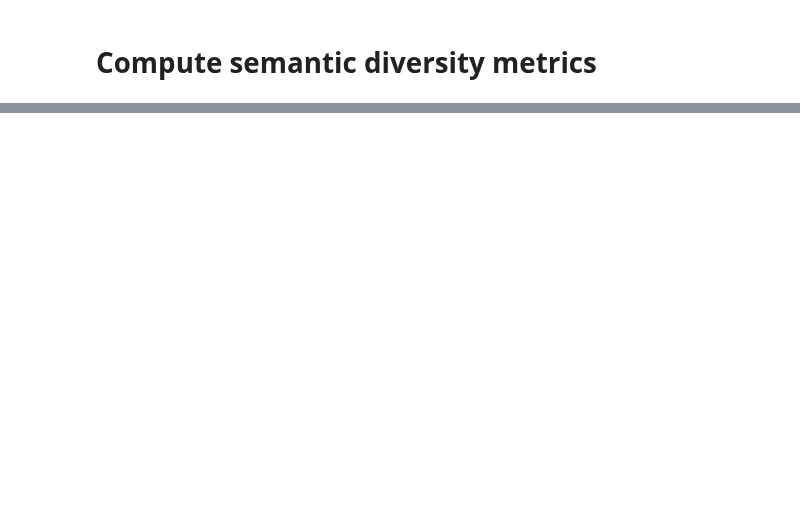
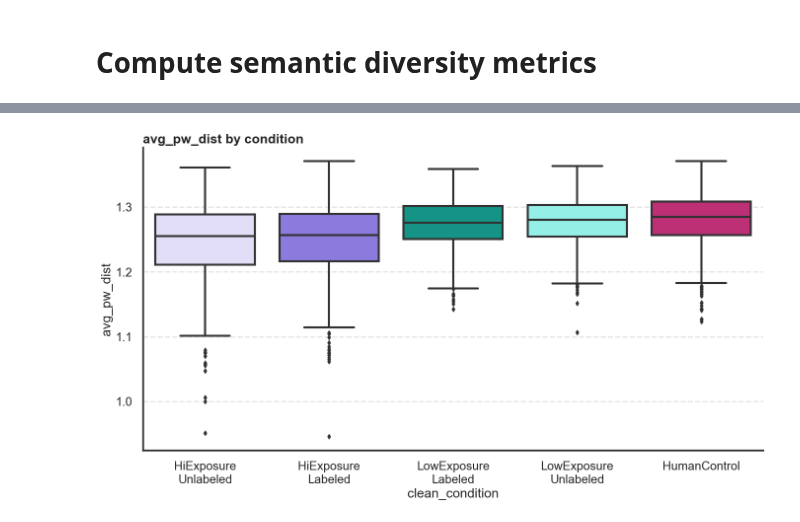
Before and after one commit to josh-ashkinaze/net_create, a Jupyter notebook: scripts/analyze_experiment/diversity_metrics.ipynb, the cells around one changed output, grey strips where cells are left out. Cells and saved outputs as stored; diff of their text form; code cells hidden in the pictures; blank space fills up the shorter version.

```diff
--- a/scripts/analyze_experiment/diversity_metrics.ipynb
+++ b/scripts/analyze_experiment/diversity_metrics.ipynb
@@ -31,16 +96,7 @@ for x in example_cols:
     all_ideas.extend(df[x].to_list())
 all_ideas = list(set(all_ideas))
 
-# For convienence, create a dictionary mapping response_ids to response_text called rid2txt and txt2rid
-df['init_array'] = df['init_array'].apply(lambda x: ast.literal_eval(x) if isinstance(x, str) else [])
-df_split = df['init_array'].apply(pd.Series)
-df_split = df_split.rename(columns = lambda x : 'idea' + str(x + 1) + '_rid')
-df = pd.concat([df[:], df_split[:]], axis=1)
-rid_cols = [col for col in df.columns if "_rid" in col]
-rid2txt = {df[rid_col][i]: df[txt_col][i] for i in range(len(df)) for rid_col, txt_col in zip(rid_cols, example_cols)}
-txt2rid = {v: k for k, v in txt2rid.items()}
-
-# Get embeddings and create idea2vec
+# Get embeddings and create idea2vec mapping
 embeddings = model.encode(all_ideas)
 idea2vec = dict(zip(all_ideas, embeddings))
 # %% [markdown]
@@ -85,0 +152,81 @@ KeyError: 'hide cash in them'
+# %%
+from numpy.random import permutation
+import random
+from scipy.stats import mannwhitneyu
+from statsmodels.stats.multitest import multipletests
+from numpy import std, mean, sqrt
+import itertools
+import pandas as pd
+
+def plot_distributions(df, group_col, data_col):
+    # We have many graphs, need to have each condition mapped to consistent color
+    color_dict = {'LowExposure\nLabeled':'#00A896',
+              'LowExposure\nUnlabeled':'#85FFF3',
+              'HumanControl':'#D41876',
+              'HiExposure\nLabeled':'#826AED',
+              'HiExposure\nUnlabeled':'#E0DAFB',
+             }
+    order = df.groupby(group_col)[dv].median().sort_values().index
+    plt.figure(figsize=(14,8))
+    sns.boxplot(data=df, x='clean_condition', y=dv, order=order, palette=color_dict)
+    plt.title(f"{dv} by condition")
+    plt.show()
+
+
+def kruskal_wallis(df, group_col, data_col):
+    """Kurskal Wallis test for non-parametric group differences"""
+    H, p = stats.kruskal(*[group[dv].values for name, group in df.groupby("condition")])
+    if p < 0.05:
+        print(f"We conducted a Kruskal Wallis test and found {data_col} differed by {group_col}, H={np.round(H, 2)}, p={np.round(p)}")
+    return H, pval
+
+def pairwise_permutation(df, group_col, data_col, num_permutations=10000):
+    """Concducts pairwise permutation tests with FDR correction"""
+    groups = df[group_col].unique()
+    group_pairs = list(itertools.combinations(groups, 2))
+    results = []
+
+    for group1, group2 in group_pairs:
+        group1_data = df[df[group_col] == group1][data_col]
+        group2_data = df[df[group_col] == group2][data_col]
+
+        # Perform permutation test
+        p = perm_test(group1_data, group2_data, num_permutations)
+
+        # Calculate the difference of medians
+        median_diff = np.median(group1_data) - np.median(group2_data)
+        pooled_sd = sqrt((group1_data.std() ** 2 + group2_data.std() ** 2) / 2)
+        ef_size = median_diff / pooled_sd
+        results.append([group1, group2, median_diff,ef_size, p])
+
+    results_df = pd.DataFrame(results, columns=['group1', 'group2', 'Diff in Medians', 'Diff in Medians/Pooled SD','p'])
+    reject, pvals_corrected, _, _ = multipletests(results_df['p'], method='fdr_bh')
+    results_df['p_adj'] = pvals_corrected
+    results_df = results_df.drop(columns='p')
+    results_df['Reject Null'] = results_df['p_adj'].apply(lambda x: 'YES' if x < 0.05 else 'NO')
+    return results_df
+
+def perm_test(x, y, num_permutations):
+    """Conducts a permutation test, returns p-value"""
+    np.random.seed(416)
+    random.seed(416)
+    n = len(x)
+    diff = np.abs(np.median(x) - np.median(y))
+    combined = np.concatenate((x, y))
+    count = 0
+    for i in range(num_permutations):
+        perm = permutation(combined)
+        pcurrent = perm[:n]
+        pnew = perm[n:]
+        diffperm = np.abs(np.median(pcurrent) - np.median(pnew))
+        if diffperm > diff:
+            count += 1
+    return count / num_permutations
+
+
+dist_metrics = [x for x in df.columns if "sim" in x or "dist" in x]
+for dv in dist_metrics:
+    kruskal_wallis(df, "clean_condition", dv)
+    display(pairwise_permutation(df, "clean_condition", dv))
+    plot_distributions(df, "clean_condition", dv)
+# %% [output]
@@ -85,0 +245 @@ KeyError: 'hide cash in them'
+[figure, added]
```
Also changed, not shown: parts of 6 cells of this notebook, 1 other file.
